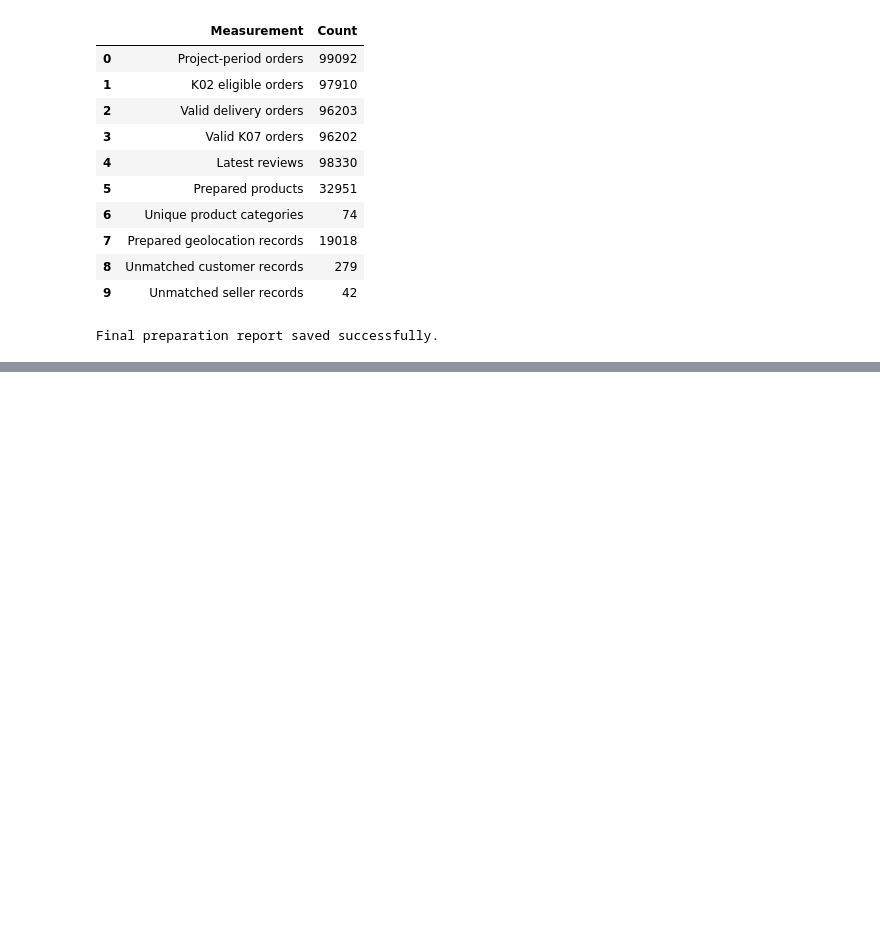
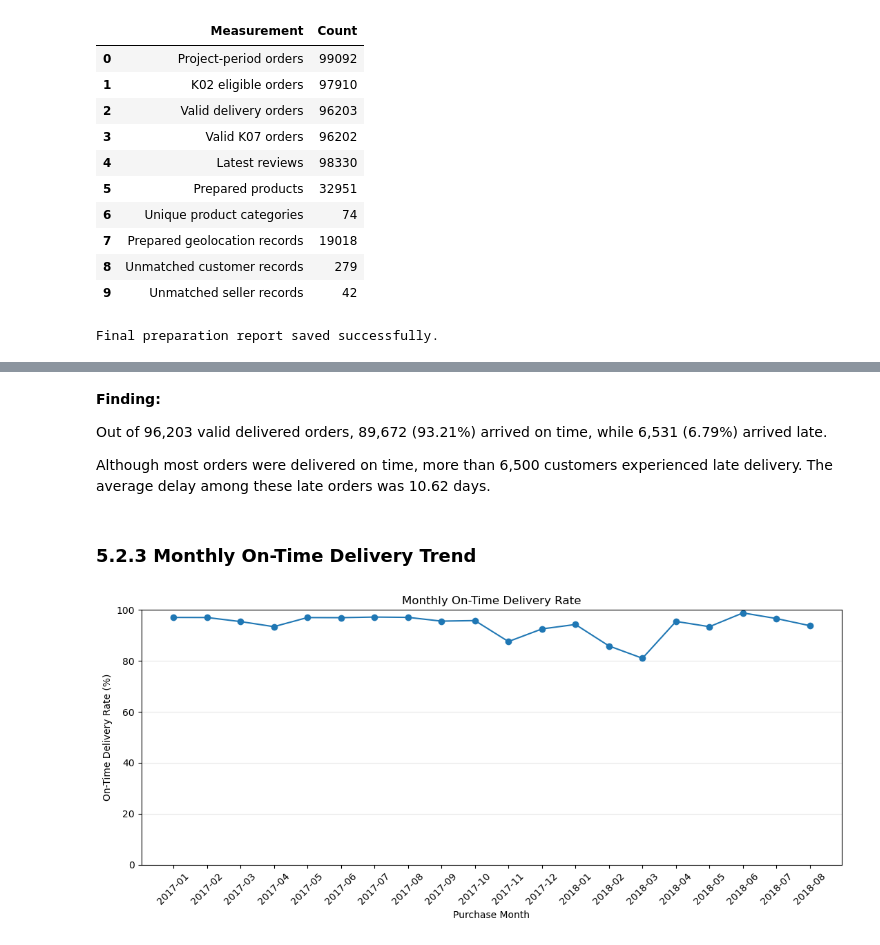
Before and after one commit to tarunmazumdertm-source/olist-delivery-performance-bi, a Jupyter notebook: 04_eda/notebooks/02_olist_eda.ipynb, the cells around one changed output, grey strips where cells are left out. Saved outputs shown, nothing was run; the diff lists cells and outputs as text; code cells hidden in the pictures; blank space fills up the shorter version.

```diff
--- a/04_eda/notebooks/02_olist_eda.ipynb
+++ b/04_eda/notebooks/02_olist_eda.ipynb
@@ -2492,0 +2958,65 @@ Final preparation report saved successfully.
+# %% [markdown]
+**Finding:**
+
+Out of 96,203 valid delivered orders, 89,672 (93.21%) arrived on time, while 6,531 (6.79%) arrived late.
+
+Although most orders were delivered on time, more than 6,500 customers experienced late delivery. The average delay among these late orders was 10.62 days.
+# %% [markdown]
+### 5.2.3 Monthly On-Time Delivery Trend
+# %%
+# Visualisation: Monthly on-time delivery trend
+
+import matplotlib.pyplot as plt
+
+# Combine purchase month with delivery performance
+monthly_delivery_df = delivery_orders[
+    ["order_id", "order_purchase_timestamp"]
+].merge(
+    k04_df[["order_id", "on_time"]],
+    on="order_id",
+    how="inner",
+    validate="one_to_one"
+)
+
+# Extract purchase month
+monthly_delivery_df["purchase_month"] = (
+    monthly_delivery_df["order_purchase_timestamp"]
+    .dt.to_period("M")
+)
+
+# Calculate monthly delivery performance
+monthly_delivery = (
+    monthly_delivery_df.groupby("purchase_month")
+    .agg(
+        total_orders=("order_id", "nunique"),
+        on_time_orders=("on_time", "sum")
+    )
+)
+
+monthly_delivery["on_time_rate"] = (
+    monthly_delivery["on_time_orders"] /
+    monthly_delivery["total_orders"]
+) * 100
+
+# Create line chart
+fig, ax = plt.subplots(figsize=(11, 5))
+
+ax.plot(
+    monthly_delivery.index.astype(str),
+    monthly_delivery["on_time_rate"],
+    marker="o"
+)
+
+ax.set_title("Monthly On-Time Delivery Rate")
+ax.set_xlabel("Purchase Month")
+ax.set_ylabel("On-Time Delivery Rate (%)")
+ax.set_ylim(0, 100)
+
+ax.tick_params(axis="x", rotation=45)
+ax.grid(axis="y", alpha=0.3)
+ax.set_axisbelow(True)
+
+plt.tight_layout()
+plt.show()
+# %% [output]
+[figure, added]
```
Also changed, not shown: parts of 35 cells of this notebook.
